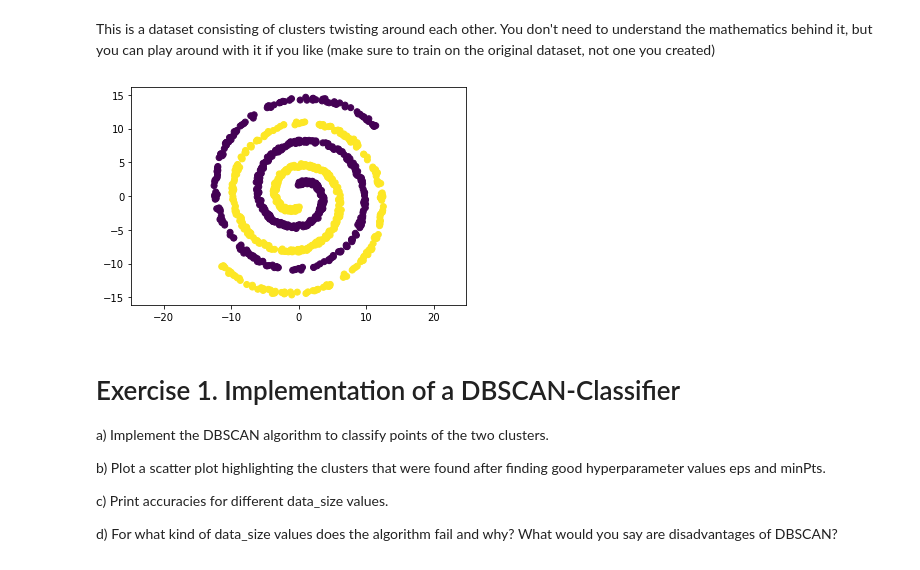
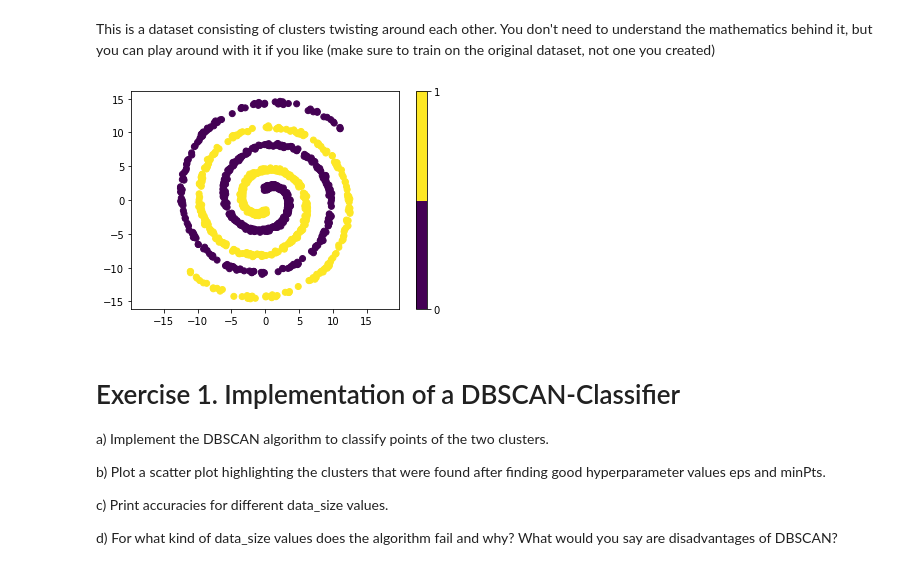
Before and after one commit to pwl482/patrec_2020, a Jupyter notebook: Assignment_2/2_Clustering.ipynb, the cells around one changed output. Drawn from its saved outputs; the diff is of its cells as text; code cells hidden in the pictures.

```diff
--- a/Assignment_2/2_Clustering.ipynb
+++ b/Assignment_2/2_Clustering.ipynb
@@ -22,16 +22,17 @@ This is a dataset consisting of clusters twisting around each other. You don't n
 # %%
 data_size = 500
 
 dataset = twospirals(data_size)
 labels = np.hstack((np.zeros(data_size),np.ones(data_size)))
 
 # scatter makes a 2D scatter plot. Unfortunately you have to seperate the x-dim from the y-dim
 # the labels are helpful for coloring. The algorithm does not use them, since this is unsupervised
-plt.scatter(dataset[:,0], dataset[:,1], c = labels)
+plt.scatter(dataset[:,0], dataset[:,1], c = labels, cmap=plt.get_cmap('viridis',2))
+plt.colorbar(ticks=np.arange(0,2))
 plt.axis('equal')
 plt.show()
 # %% [output]
-[figure, old version]
+[figure, new version]
 # %%
 import sys
 
```
Also changed, not shown: parts of 19 cells of this notebook.
